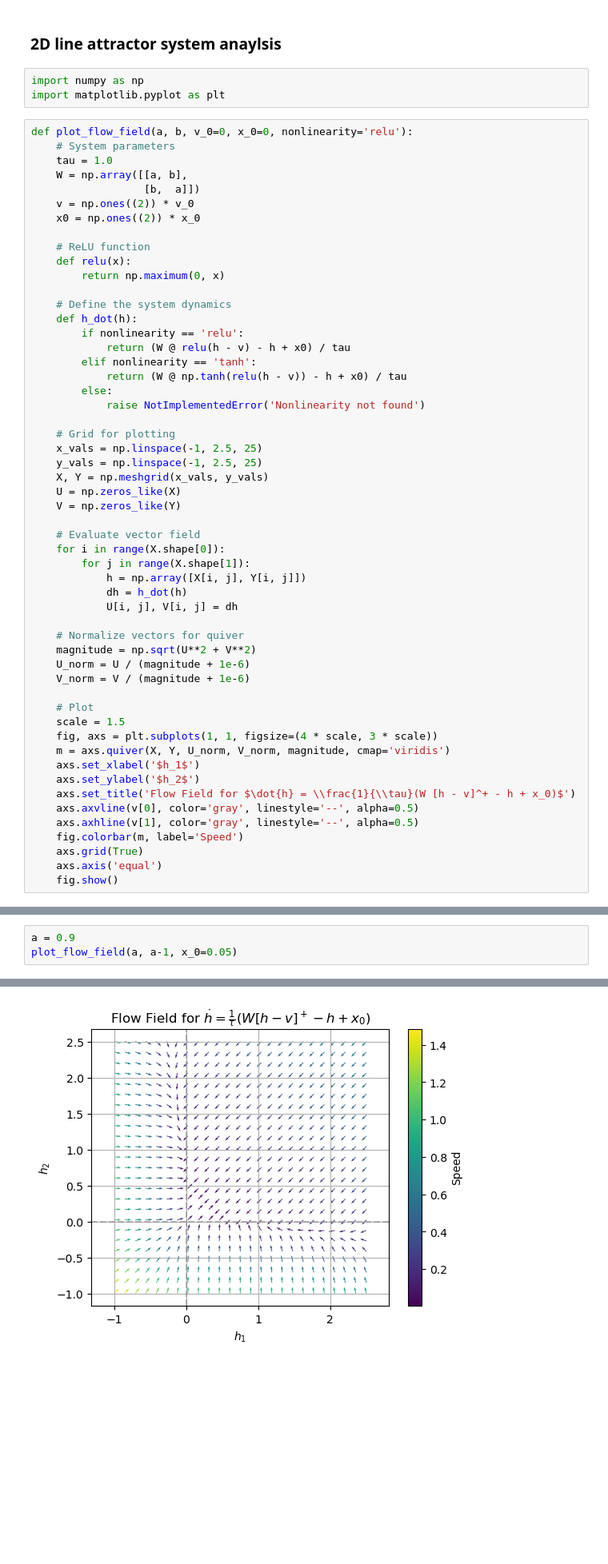
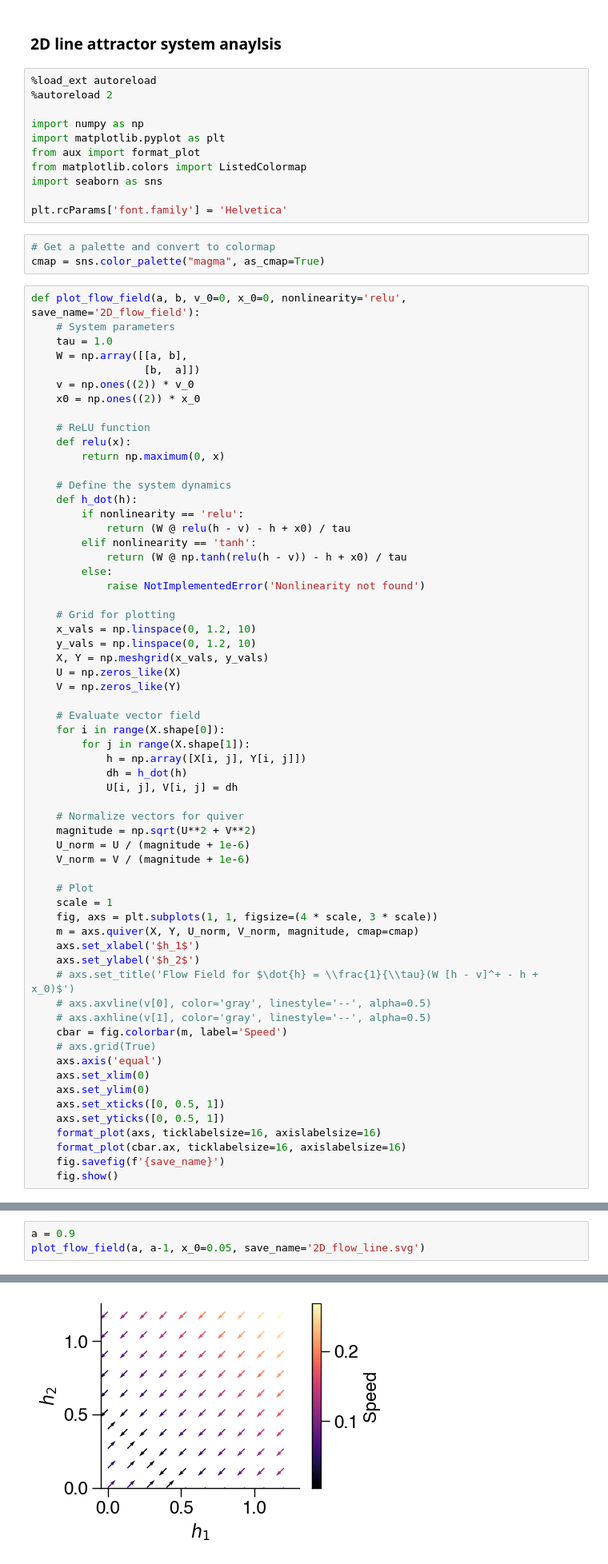
Before and after one commit to davidgbe/automated_plasticity_discovery, a Jupyter notebook: 2d_system_analysis.ipynb, the cells around one changed output, grey strips where cells are left out. Shown at 80% size. Drawn from its saved outputs; the diff is of its cells as text; blank space fills up the shorter version.

```diff
--- a/2d_system_analysis.ipynb
+++ b/2d_system_analysis.ipynb
@@ -1,10 +1,21 @@
 # %% [markdown]
 ### 2D line attractor system anaylsis
 # %%
+%load_ext autoreload
+%autoreload 2
+
 import numpy as np
 import matplotlib.pyplot as plt
+from aux import format_plot
+from matplotlib.colors import ListedColormap
+import seaborn as sns
+
+plt.rcParams['font.family'] = 'Helvetica'
+# %%
+# Get a palette and convert to colormap
+cmap = sns.color_palette("magma", as_cmap=True)
 # %%
-def plot_flow_field(a, b, v_0=0, x_0=0, nonlinearity='relu'):
+def plot_flow_field(a, b, v_0=0, x_0=0, nonlinearity='relu', save_name='2D_flow_field'):
     # System parameters
     tau = 1.0
     W = np.array([[a, b],
@@ -26,8 +37,8 @@ def plot_flow_field(a, b, v_0=0, x_0=0, nonlinearity='relu'):
             raise NotImplementedError('Nonlinearity not found')
 
     # Grid for plotting
-    x_vals = np.linspace(-1, 2.5, 25)
-    y_vals = np.linspace(-1, 2.5, 25)
+    x_vals = np.linspace(0, 1.2, 10)
+    y_vals = np.linspace(0, 1.2, 10)
     X, Y = np.meshgrid(x_vals, y_vals)
     U = np.zeros_like(X)
     V = np.zeros_like(Y)
@@ -45,17 +56,24 @@ def plot_flow_field(a, b, v_0=0, x_0=0, nonlinearity='relu'):
     V_norm = V / (magnitude + 1e-6)
 
     # Plot
-    scale = 1.5
+    scale = 1
     fig, axs = plt.subplots(1, 1, figsize=(4 * scale, 3 * scale))
-    m = axs.quiver(X, Y, U_norm, V_norm, magnitude, cmap='viridis')
+    m = axs.quiver(X, Y, U_norm, V_norm, magnitude, cmap=cmap)
     axs.set_xlabel('$h_1$')
     axs.set_ylabel('$h_2$')
-    axs.set_title('Flow Field for $\dot{h} = \\frac{1}{\\tau}(W [h - v]^+ - h + x_0)$')
-    axs.axvline(v[0], color='gray', linestyle='--', alpha=0.5)
-    axs.axhline(v[1], color='gray', linestyle='--', alpha=0.5)
-    fig.colorbar(m, label='Speed')
-    axs.grid(True)
+    # axs.set_title('Flow Field for $\dot{h} = \\frac{1}{\\tau}(W [h - v]^+ - h + x_0)$')
+    # axs.axvline(v[0], color='gray', linestyle='--', alpha=0.5)
+    # axs.axhline(v[1], color='gray', linestyle='--', alpha=0.5)
+    cbar = fig.colorbar(m, label='Speed')
+    # axs.grid(True)
     axs.axis('equal')
+    axs.set_xlim(0)
+    axs.set_ylim(0)
+    axs.set_xticks([0, 0.5, 1])
+    axs.set_yticks([0, 0.5, 1])
+    format_plot(axs, ticklabelsize=16, axislabelsize=16)
+    format_plot(cbar.ax, ticklabelsize=16, axislabelsize=16)
+    fig.savefig(f'{save_name}')
     fig.show()
 # %% [markdown]
 ### When are line attractors possible in networks of 2 units?
@@ -99,5 +120,5 @@ plot_flow_field(1, 0, x_0=0)
 $0 < a < 1$, $b = a - 1$, $x_0 > 0$
 # %%
 a = 0.9
-plot_flow_field(a, a-1, x_0=0.05)
+plot_flow_field(a, a-1, x_0=0.05, save_name='2D_flow_line.svg')
 # %% [output]
@@ -104,4 +128,4 @@ plot_flow_field(a, a-1, x_0=0.05)
-[figure, old version]
+[figure, new version]
 # %% [markdown]
 
 $$
```
Also changed, not shown: parts of 10 cells of this notebook, 50 other files.
